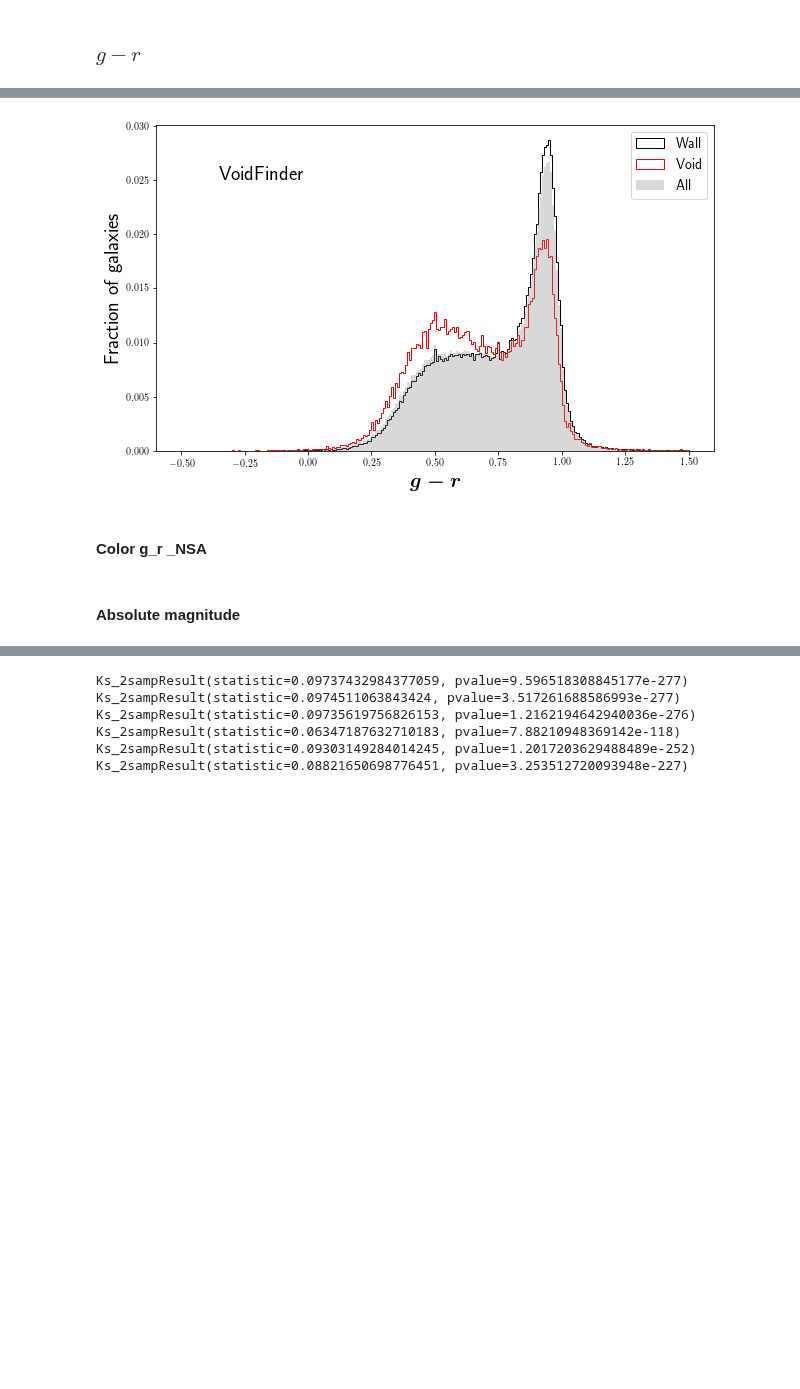
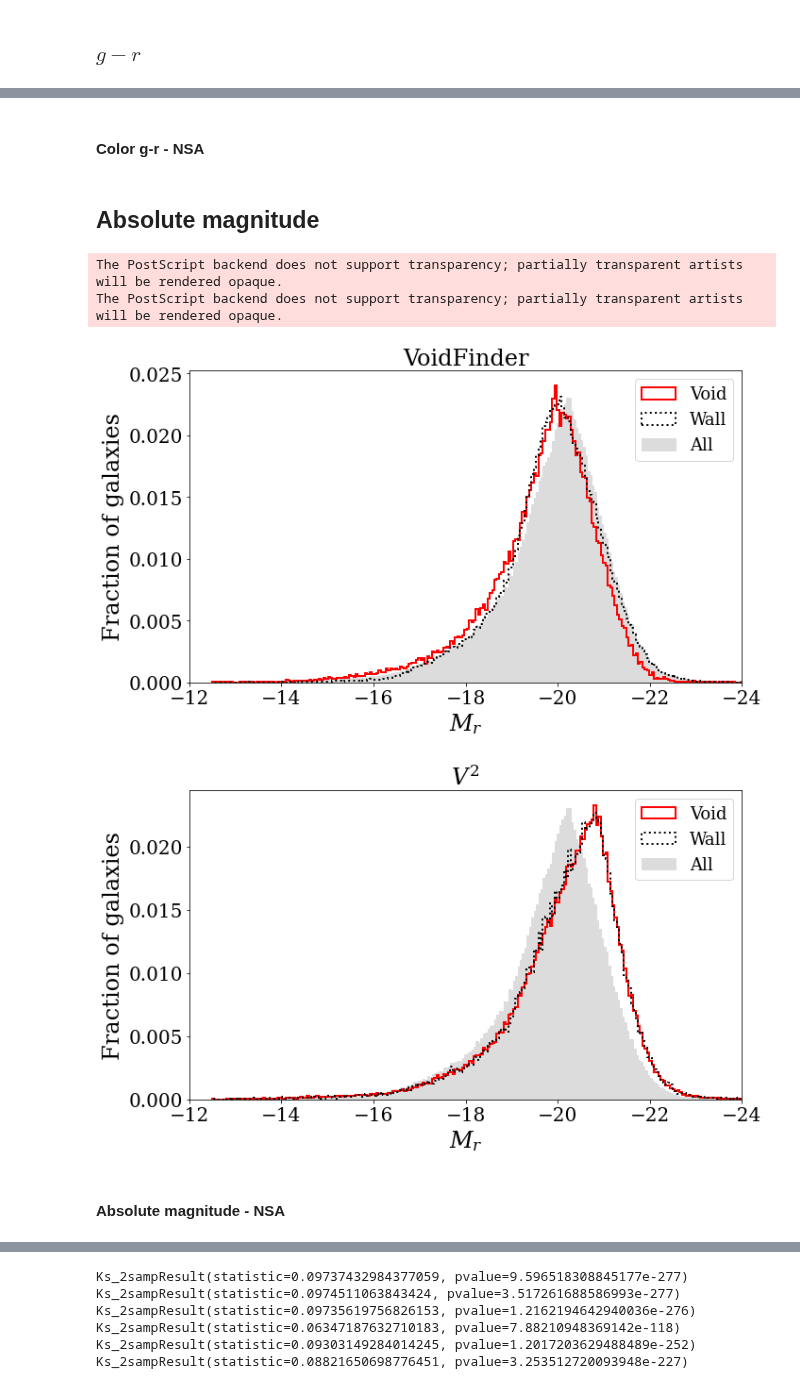
Before and after one commit to DESI-UR/Void_analysis, a Jupyter notebook: nb/Fatima_Zaidouni/galaxy properties by environments-updated.ipynb, the cells around one changed output, grey strips where cells are left out. Drawn from its saved outputs; the diff is of its cells as text; code cells hidden in the pictures; blank space fills up the shorter version.

```diff
--- a/nb/Fatima_Zaidouni/galaxy properties by environments-updated.ipynb
+++ b/nb/Fatima_Zaidouni/galaxy properties by environments-updated.ipynb
@@ -92,7 +92,7 @@ g_r_NSA = np.array(catalog_main['g_r']) #np.array(data['g_r_NSA'])
 # absolute magnitude
 #rabsmag = np.array(data['rabsmag'])
 # rabsmag = rabsmag[np.logical_not(np.isnan(rabsmag))]
-rabsmag_NSA = np.array(catalog_main['ELPETRO_ABSMAG'][4]) #np.array(data['rabsmag_NSA'])
+rabsmag_NSA = np.array(catalog_main['ELPETRO_ABSMAG'][:,4]) #np.array(data['rabsmag_NSA'])
 
 #star formation rate and specific SPR
 SFR  = np.array(catalog_main['SFR']) #np.array(data['SFR'])
@@ -441,17 +441,34 @@ The PostScript backend does not support transparency; partially transparent arti
-# %%
-# char(g_r,np.linspace(-0.5,1.5, 250),'Color g_r - V^2',r'\boldmath$g-r$',x=-0.35,y=0.025)
-char_inside(g_r,np.linspace(-0.5,1.5, 250),'Color g_r - Voidfinder',r'\boldmath$g-r$', voidfinder = True,x=-0.35,y=0.025)
-# char_void(g_r,np.linspace(-0.5,1.5, 250),'Color g_r - void galaxies',r'\boldmath$g-r$')
-# CDF(g_r,np.linspace(-0.5,1.5, 700),'Cumulative Color g_r',r'\boldmath$g-r$')
-# %% [output]
-[figure, removed]
-# %% [markdown]
-#### Color g_r _NSA
+# %% [markdown]
+#### Color g-r - NSA
 # %%
 # char(g_r_NSA,np.linspace(-0.5,1.3, 250),'Color g_r-NSA - V^2',r'\boldmath$g-r$ \textrm{(NSA)}',x=-0.35,y=0.0055)
 # char(g_r_NSA,np.linspace(-0.5,1.3, 250),'Color g_r-NSA - Voidfinder',r'\boldmath$g-r$ \textrm{(NSA)}', voidfinder = True,x=-0.35,y=0.005)
 # char_void(g_r_NSA,np.linspace(-0.5,1.3, 250),'Color g_r -NSA- void galaxies',r'\boldmath$g-r$ \textrm{(NSA)}')
 # CDF(g_r_NSA,np.linspace(-0.5,1, 700),'Cumulative Color g_r-NSA',r'\boldmath$g-r$ \textrm{(NSA)}')
 # %% [markdown]
-#### Absolute magnitude
+## Absolute magnitude
+# %%
+# char_inside(rabsmag,np.linspace(-25,-12.5, 250),'Absolute Magnitude - V^2','Absolute Magnitude',x=-13,y=0.023)
+char(rabsmag_NSA,
+     np.linspace(-25,-12.5, 250),
+     'rabsmag_hist_VF_NSA',
+     '$M_r$',
+     voidfinder=True,
+     x=-13,
+     y=0.023)
+char(rabsmag_NSA,
+     np.linspace(-25,-12.5, 250),
+     'rabsmag_hist_V2_NSA',
+     '$M_r$',
+     x=-13,
+     y=0.023)
+# char_void(rabsmag,np.linspace(-25,-12.5, 250),'Absolute Magnitude- void galaxies','Absolute Magnitude')
+# CDF(rabsmag,np.linspace(-25,-12.5, 700),'Cumulative Absolute Magnitude','Absolute Magnitude')
+# %% [output]
+The PostScript backend does not support transparency; partially transparent artists will be rendered opaque.
+The PostScript backend does not support transparency; partially transparent artists will be rendered opaque.
+[figure, added]
+[figure, added]
+# %% [markdown]
+#### Absolute magnitude - NSA
 # %%
```
Also changed, not shown: parts of 36 cells of this notebook, 9 other files.
